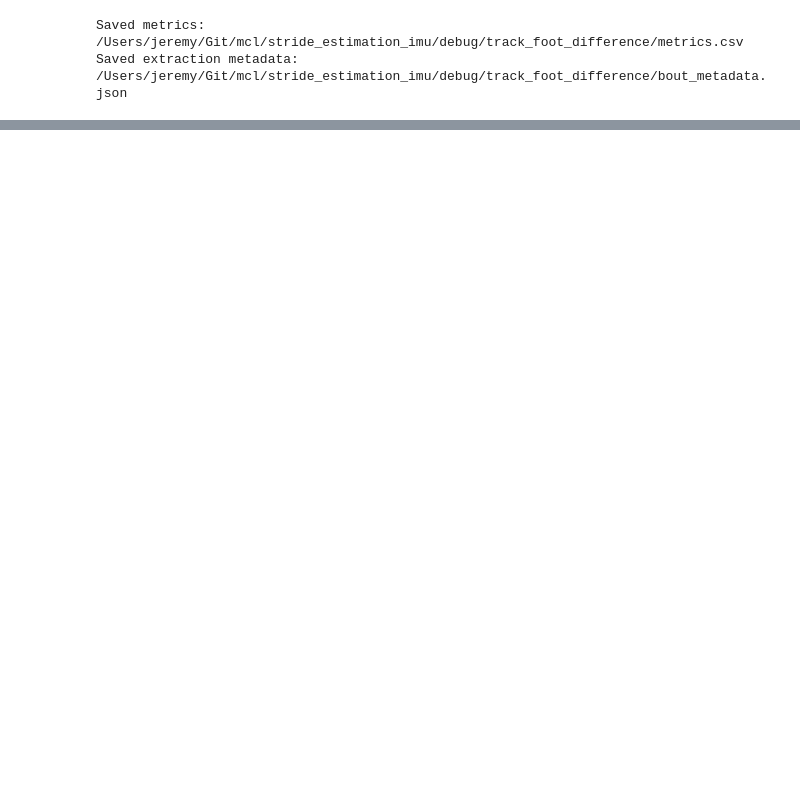
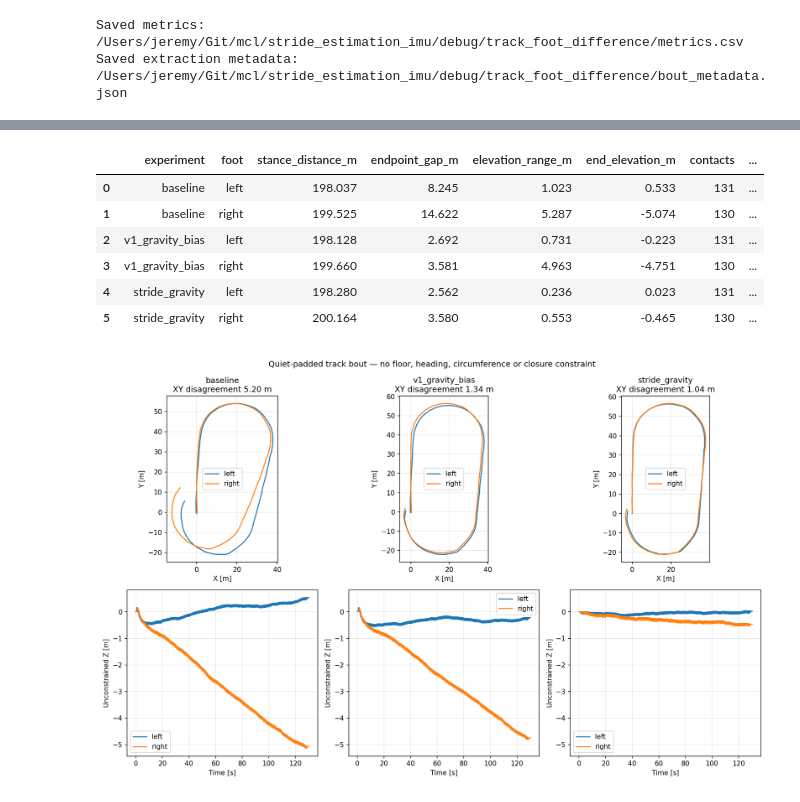
Before and after one commit to jeremydwong/stride_estimation_imu, a Jupyter notebook: notebooks/debug_track_foot_difference.ipynb, the cells around one changed output, grey strips where cells are left out. Cells and saved outputs as stored; diff of their text form; code cells hidden in the pictures; blank space fills up the shorter version.

```diff
--- a/notebooks/debug_track_foot_difference.ipynb
+++ b/notebooks/debug_track_foot_difference.ipynb
@@ -198,0 +398,12 @@ Saved extraction metadata: /Users/jeremy/Git/mcl/stride_estimation_imu/debug/tra
+# %%
+display(pd.read_csv(OUT / 'padded/extended_metrics.csv').round(3))
+display(Image(filename=str(OUT / 'padded/extended_comparison.png')))
+# %% [output]
+|  | experiment | foot | stance_distance_m | endpoint_gap_m | elevation_range_m | end_elevation_m | contacts | ... |
+| 0 | baseline | left | 198.037 | 8.245 | 1.023 | 0.533 | 131 | ... |
+| 1 | baseline | right | 199.525 | 14.622 | 5.287 | -5.074 | 130 | ... |
+| 2 | v1_gravity_bias | left | 198.128 | 2.692 | 0.731 | -0.223 | 131 | ... |
+| 3 | v1_gravity_bias | right | 199.660 | 3.581 | 4.963 | -4.751 | 130 | ... |
+| 4 | stride_gravity | left | 198.280 | 2.562 | 0.236 | 0.023 | 131 | ... |
+| 5 | stride_gravity | right | 200.164 | 3.580 | 0.553 | -0.465 | 130 | ... |
+[figure, added]
```
Also changed, not shown: parts of 13 cells of this notebook, 14 other files.
